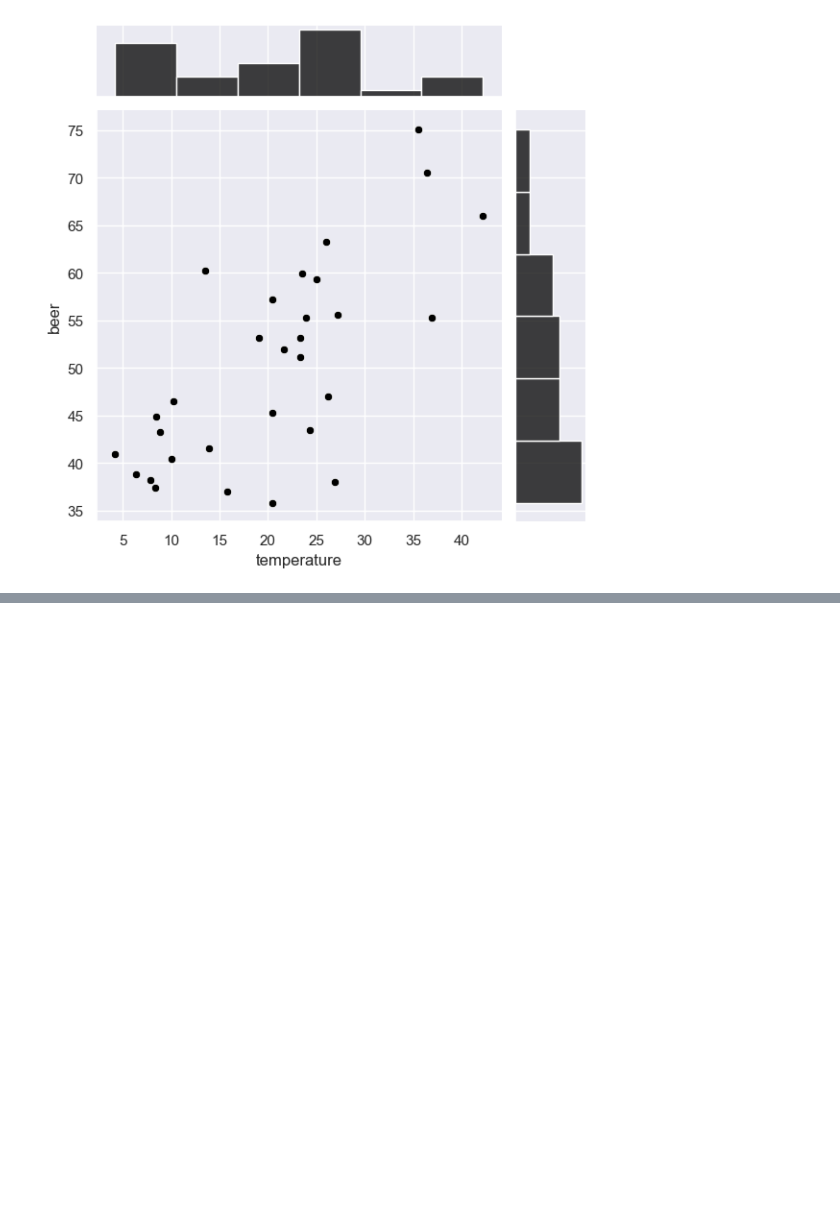
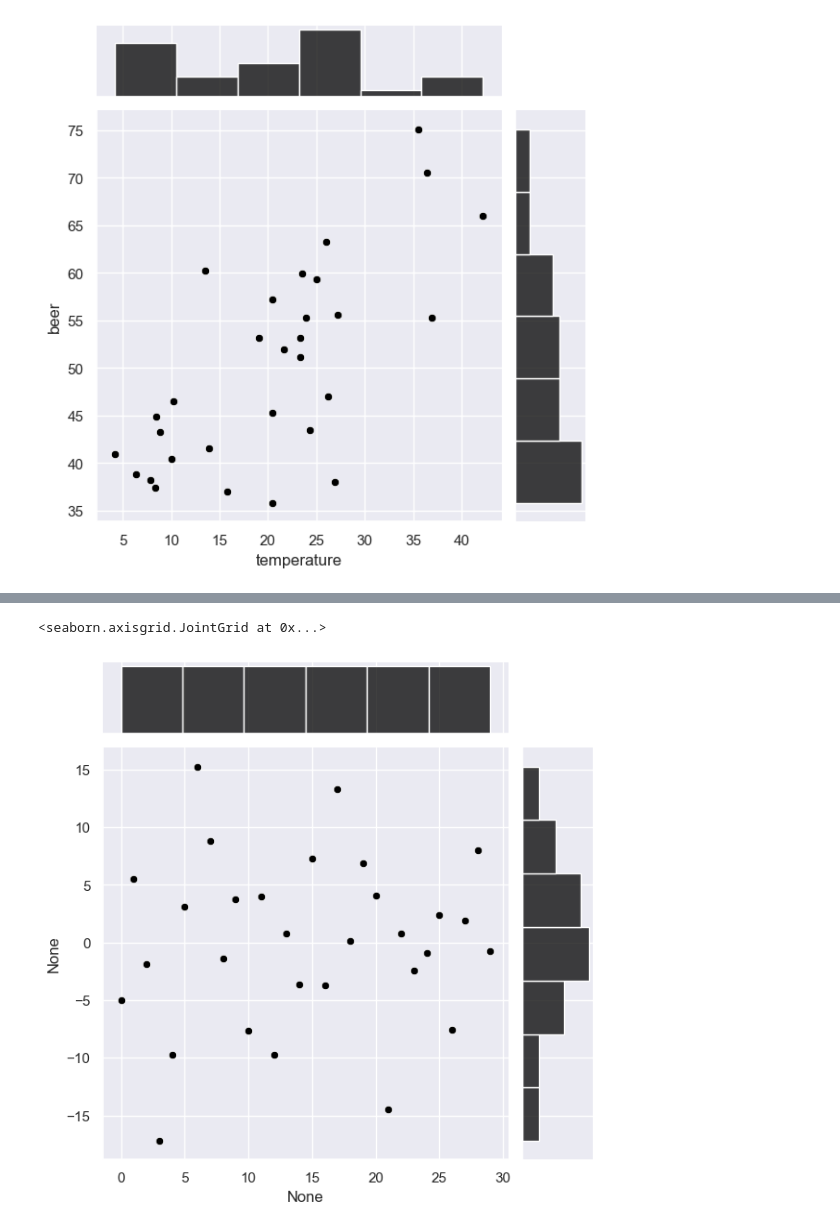
Before and after one commit to richard-ma/weekendProject, a Jupyter notebook: 202405-1statisticsPython/5-1一元回归.ipynb, the cells around one changed output, grey strips where cells are left out. Drawn from its saved outputs; the diff is of its cells as text; code cells hidden in the pictures; blank space fills up the shorter version.

```diff
--- a/202405-1statisticsPython/5-1一元回归.ipynb
+++ b/202405-1statisticsPython/5-1一元回归.ipynb
@@ -55,0 +181,5 @@ Notes:
+# %%
+sns.jointplot((lm_model.fittedvalues, resid), joint_kws={'color': 'black'}, marginal_kws={'color': 'black'})
+# %% [output]
+<seaborn.axisgrid.JointGrid at 0x...>
+[figure, added]
```
Also changed, not shown: parts of 29 cells of this notebook.
